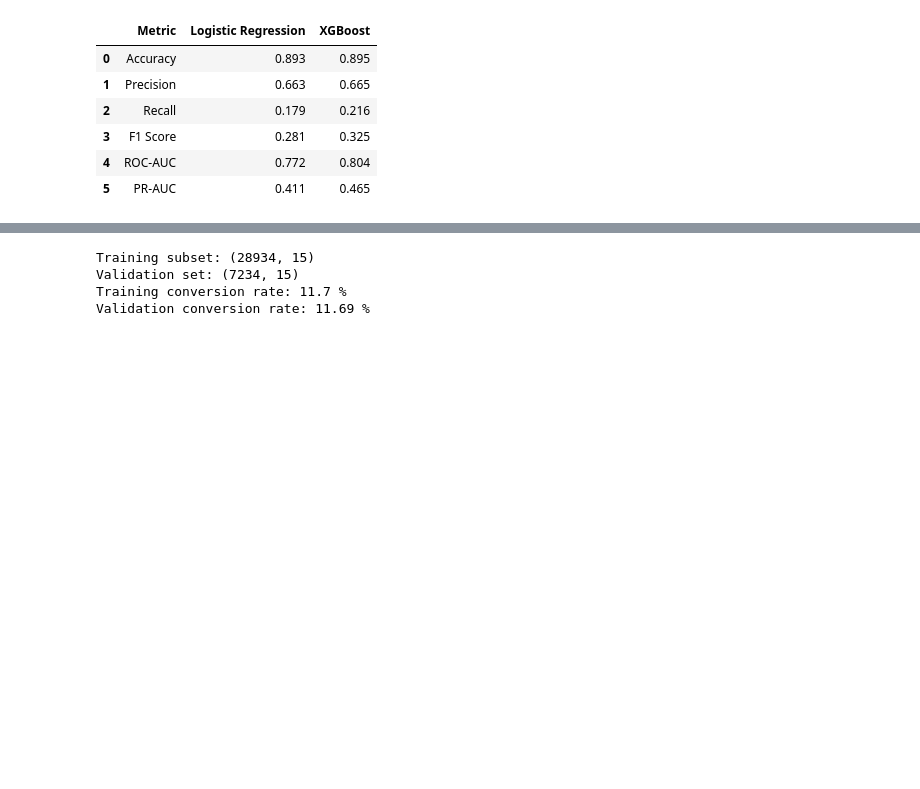
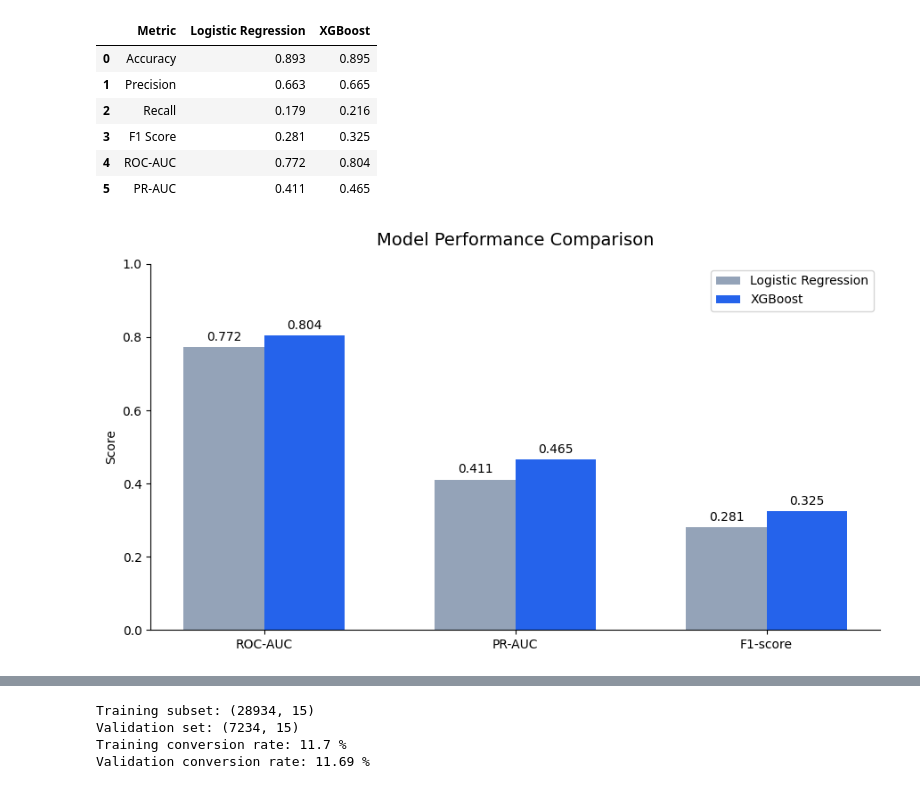
Before and after one commit to soumaya-lamrhari/customer-conversion-prediction, a Jupyter notebook: notebooks/3_modeling.ipynb, the cells around one changed output, grey strips where cells are left out. Saved outputs shown, nothing was run; the diff lists cells and outputs as text; code cells hidden in the pictures; blank space fills up the shorter version.

```diff
--- a/notebooks/3_modeling.ipynb
+++ b/notebooks/3_modeling.ipynb
@@ -235,3 +235,58 @@ model_comparison
 | 3 | F1 Score | 0.281 | 0.325 |
 | 4 | ROC-AUC | 0.772 | 0.804 |
 | 5 | PR-AUC | 0.411 | 0.465 |
+# %%
+import pandas as pd
+import matplotlib.pyplot as plt
+import numpy as np
+
+# Model performance at the default 0.50 threshold
+metrics = ["ROC-AUC", "PR-AUC", "F1-score"]
+logistic_scores = [0.772, 0.411, 0.281]
+xgboost_scores = [0.804, 0.465, 0.325]
+
+# Set up the grouped bar chart
+x = np.arange(len(metrics))
+width = 0.32
+
+fig, ax = plt.subplots(figsize=(9, 5))
+
+bars_lr = ax.bar(
+    x - width / 2,
+    logistic_scores,
+    width,
+    label="Logistic Regression",
+    color="#94A3B8"
+)
+
+bars_xgb = ax.bar(
+    x + width / 2,
+    xgboost_scores,
+    width,
+    label="XGBoost",
+    color="#2563EB"
+)
+
+# Add performance values above each bar
+ax.bar_label(bars_lr, fmt="%.3f", padding=3)
+ax.bar_label(bars_xgb, fmt="%.3f", padding=3)
+
+ax.set_xticks(x)
+ax.set_xticklabels(metrics)
+ax.set_ylim(0, 1)
+
+ax.set_ylabel("Score")
+ax.set_title("Model Performance Comparison", fontsize=14, pad=15)
+ax.legend()
+
+ax.spines["top"].set_visible(False)
+ax.spines["right"].set_visible(False)
+
+plt.tight_layout()
+
+# Save the chart for the GitHub README
+plt.savefig("model_comparison.png", dpi=300, bbox_inches="tight")
+
+plt.show()
+# %% [output]
+[figure, added]
```
Also changed, not shown: parts of 1 cell of this notebook.
